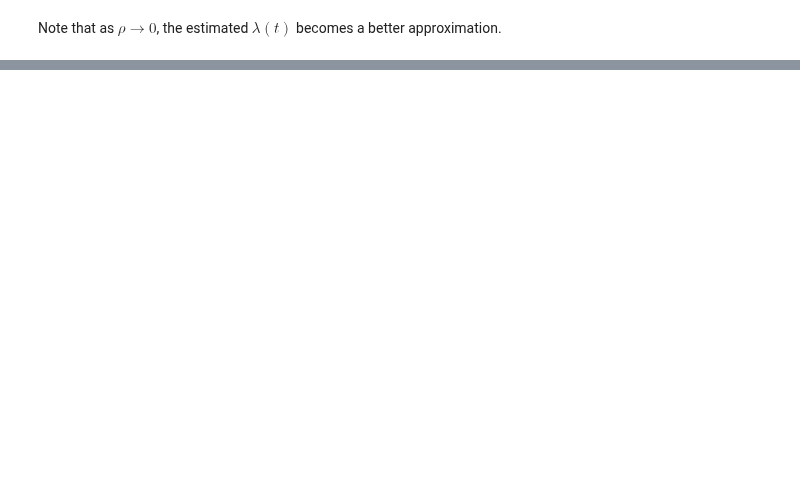
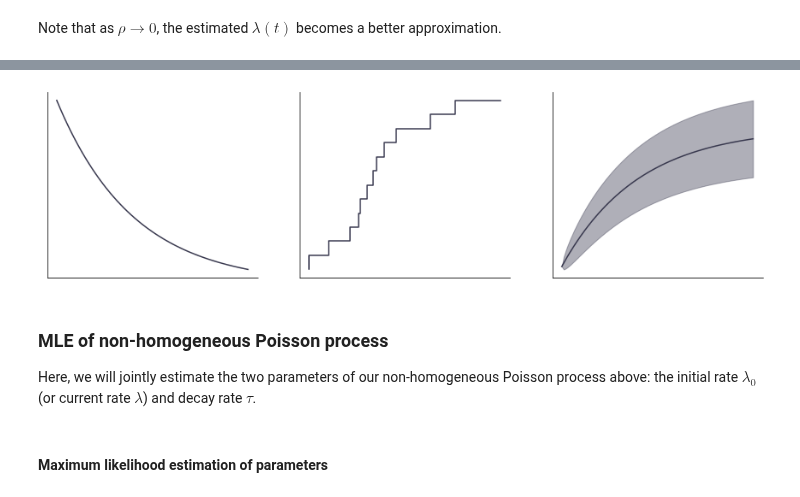
Before and after one commit to jbwebb8/foraging-analysis, a Jupyter notebook: notebooks/foraging_theory.ipynb, the cells around one changed output, grey strips where cells are left out. Saved outputs shown, nothing was run; the diff lists cells and outputs as text; code cells hidden in the pictures; blank space fills up the shorter version.

```diff
--- a/notebooks/foraging_theory.ipynb
+++ b/notebooks/foraging_theory.ipynb
@@ -127,0 +365,45 @@ Note that as $\rho \rightarrow 0$, the estimated $\lambda(t)$ becomes a better a
+# %%
+fig, ax = plt.subplots(1, 3, figsize=(15, 4))
+cmap = plt.get_cmap('bone')
+
+# Simulate single patch
+T_k = model.times(interevent=False, s=30.0)
+K = len(T_k)
+
+# Plot Poisson rewards
+ax[0].plot(tt,
+           r_drip*model.lam(tt),
+           color=cmap(0.25),
+           linestyle='-',
+           label='Poisson')
+ax[1].step(T_k,
+           r_drip*np.arange(K),
+           where='pre',
+           color=cmap(0.25),
+           label='Poisson')
+ax[2].plot(tt,
+           r_drip*model.Lam(0, tt),
+           color=cmap(0.25),
+           linestyle='-',
+           label='Poisson')
+ax[2].fill_between(tt,
+                   y1=r_drip*model.Lam(0, tt)-(r_drip**2*model.Lam(0, tt))**0.5,
+                   y2=r_drip*model.Lam(0, tt)+(r_drip**2*model.Lam(0, tt))**0.5,
+                   color=cmap(0.25),
+                   alpha=0.4)
+
+# Clean up plots
+for ax_ in ax:
+    ax_.set_xticks([])
+    ax_.set_yticks([])
+    ax_.spines['right'].set_visible(False)
+    ax_.spines['top'].set_visible(False)
+
+plt.savefig('/home/james/Desktop/patch_Poisson_high_variance.pdf')
+# %% [output]
+[figure, added]
+# %% [markdown]
+### MLE of non-homogeneous Poisson process
+Here, we will jointly estimate the two parameters of our non-homogeneous Poisson process above: the initial rate $\lambda_0$ (or current rate $\lambda$) and decay rate $\tau$.
+# %% [markdown]
+#### Maximum likelihood estimation of parameters
```
Also changed, not shown: parts of 28 cells of this notebook.
